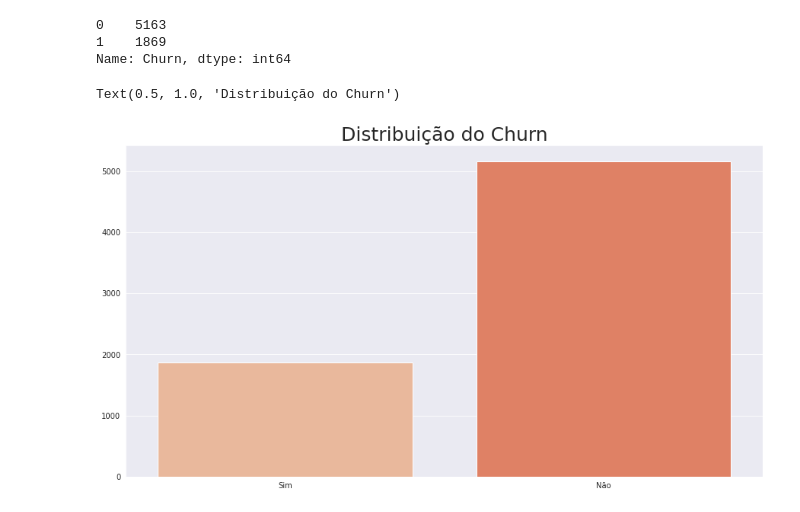
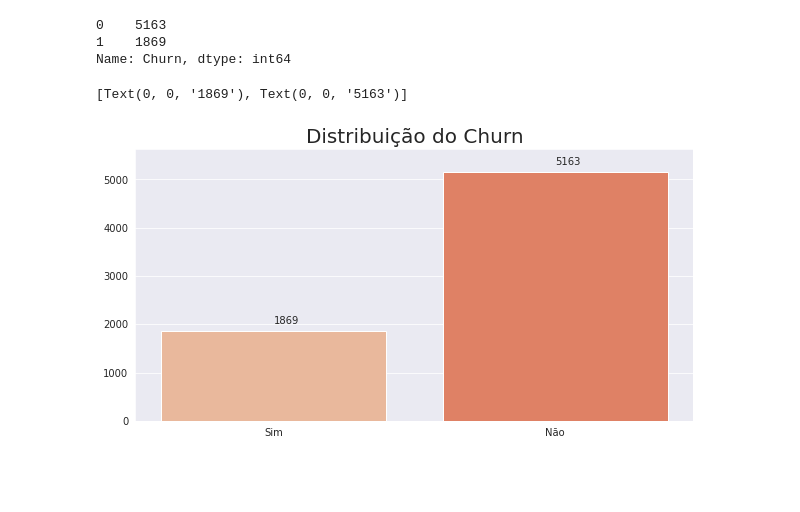
Before and after one commit to lalianza/portfolio, a Jupyter notebook: alura-desafio.ipynb, the cells around one changed output. Drawn from its saved outputs; the diff is of its cells as text; code cells hidden in the pictures; blank space fills up the shorter version.

```diff
--- a/alura-desafio.ipynb
+++ b/alura-desafio.ipynb
@@ -283,12 +268,14 @@ sns.set_style('darkgrid')
 # %%
 Sim = len(dados.query('Churn == 1')['Churn'])
 Nao = len(dados.query('Churn == 0')['Churn'])
 Categoria = ['Sim', 'Não']
 
-plt.figure(figsize=(15,8))
+plt.figure(figsize=(10,5))
 
-sns.barplot(x=Categoria, y=[Sim, Nao])
-plt.title('Distribuição do Churn', fontsize=25)
+ax = sns.barplot(x=Categoria, y=[Sim, Nao])
+plt.title('Distribuição do Churn', fontsize=20)
+bars = ax.barh([Sim+200, Nao+200], width=[0,1], linewidth=0)
+ax.bar_label(bars, [Sim, Nao])
 # %% [output]
-Text(0.5, 1.0, 'Distribuição do Churn')
+[Text(0, 0, '1869'), Text(0, 0, '5163')]
-[figure, old version]
+[figure, new version]
```
Also changed, not shown: parts of 30 cells of this notebook.
